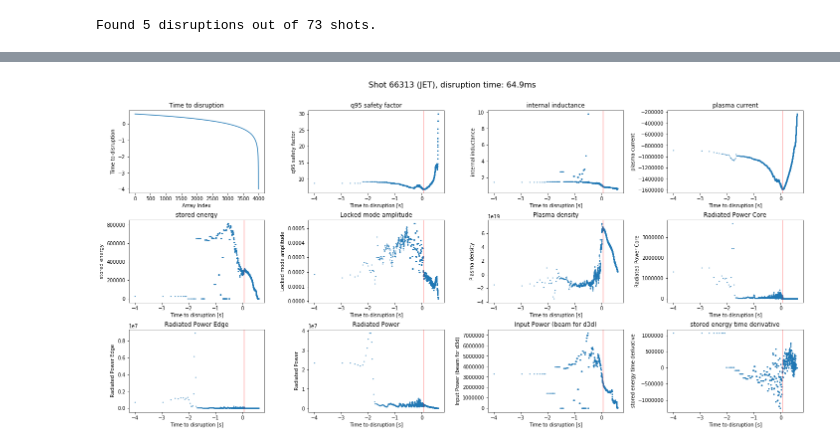
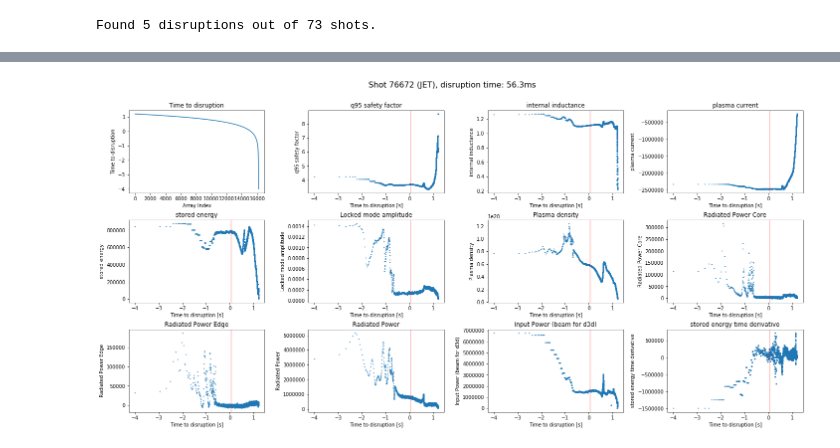
Before and after one commit to Wouter-VDP/PlasmaNotebooks, a Jupyter notebook: ExploreProcessedData.ipynb, the cells around one changed output, grey strips where cells are left out. Cells and saved outputs as stored; diff of their text form; code cells hidden in the pictures.

```diff
--- a/ExploreProcessedData.ipynb
+++ b/ExploreProcessedData.ipynb
@@ -13,7 +13,7 @@ from IPython.display import clear_output
 # %%
 import plasma
 # %%
-indir = '/tigress/gdong/'
+indir = '/tigress/wvdp/'
 outdir = './Output/Shots/'
 # %% [markdown]
 ### Shotlist
@@ -161,7 +157,7 @@ for shot in shotlist_val:
 # %% [output]
 Found 5 disruptions out of 73 shots.
 # %%
-index = 0
+index = 1
 file = disruptive_files[index]
 shot = disruptive_shots[index]
 # %%
@@ -215,29 +180,29 @@ signals_dict = file['signals_dict'].item(0)
 # %%
 fig, ax_grid = plt.subplots(nrows=3, ncols=4, figsize=(20,10))
 ax = ax_grid.flatten()
 
-ax[0].plot(ttd)
+ax[0].plot(file.f.ttd)
 ax[0].set_ylabel('Time to disruption')
 ax[0].set_title('Time to disruption')
 ax[0].set_xlabel('Array Index')
 
 for i,(k,v) in enumerate(signals_dict.items()):
-    ax[i+1].plot(ttd,v, '.', markersize=2)
+    ax[i+1].plot(file.f.ttd,v, '.', markersize=2)
     ax[i+1].set_ylabel(k)
     ax[i+1].set_xlabel('Time to disruption [s]')
     if(shot.is_disruptive):
         # t_disrupt is in miliseconds!
         ax[i+1].axvline(x=shot.t_disrupt/1000, color='r', alpha=0.3)
     ax[i+1].set_title(k)
 
 if shot.is_disruptive:
     title='Shot {0} ({1}), disruption time: {2:0.1f}ms'.format(shot.number, shot.machine.name.upper(), shot.t_disrupt)
 
 else:
     title='Shot {0} ({1}), non-disruptive'.format(shot.number, shot.machine)
 fig.suptitle(title, fontsize=16)
 fig.tight_layout()
 fig.subplots_adjust(top=0.9)
 fig.savefig(outdir+'{}{}.pdf'.format(shot.machine, shot.number))
 # %% [output]
-[figure, old version]
+[figure, new version]
```
Also changed, not shown: parts of 10 cells of this notebook, 2 other files.
